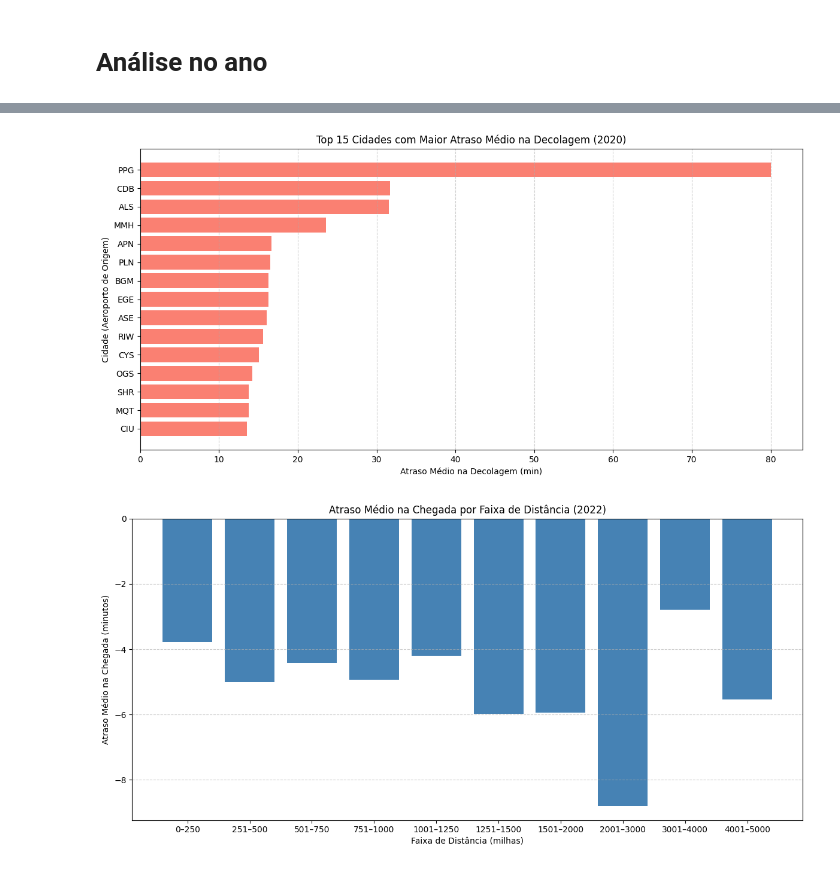
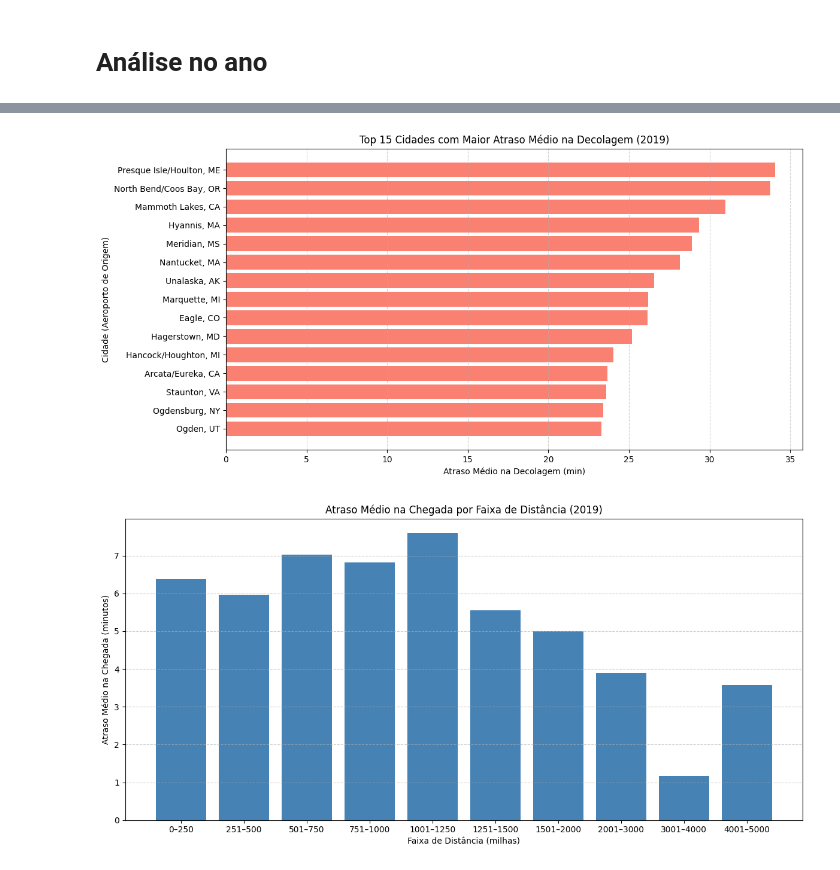
Before and after one commit to icarob-eng/data-science-airlines, a Jupyter notebook: main.ipynb, the cells around one changed output, grey strips where cells are left out. Cells and saved outputs as stored; diff of their text form; code cells hidden in the pictures.

```diff
--- a/main.ipynb
+++ b/main.ipynb
@@ -7,39 +7,20 @@ import matplotlib.pyplot as plt
 import pandas as pd
 import os
 
-
 # Caminho para a pasta onde estão os arquivos
 data_dir = 'archive'
-
-# Lista de anos que queremos carregar
-anos = [2018, 2019, 2020, 2021, 2022]
 
 # Dicionário para armazenar os DataFrames
 dados_voos = {}
 
-for ano in anos:
-    csv_path = os.path.join(data_dir, f'Combined_Flights_{ano}.csv')
-    parquet_path = os.path.join(data_dir, f'Combined_Flights_{ano}.parquet')
-
-    if os.path.exists(csv_path):
-        print(f"Lendo CSV para o ano {ano}")
-        dados_voos[ano] = pd.read_csv(csv_path)
-    elif os.path.exists(parquet_path):
-        print(f"Lendo Parquet para o ano {ano}")
-        dados_voos[ano] = pd.read_parquet(parquet_path)
-    else:
-        print(f"Dados para o ano {ano} não encontrados.")
-
-# Carregando também o arquivo de companhias aéreas
-airlines_path = os.path.join(data_dir, 'Airlines.csv')
-if os.path.exists(airlines_path):
-    airlines_df = pd.read_csv(airlines_path)
-    print("Arquivo Airlines.csv carregado com sucesso.")
+csv_path = os.path.join(data_dir, 'reduced2019.csv');
+if os.path.exists(csv_path):
+  print("Lendo CSV para o ano 2019 reduzido")
+  dados_voos[2019] = pd.read_csv(csv_path)
 else:
-    airlines_df = None
-    print("Arquivo Airlines.csv não encontrado.")
+  print("Arquivo não encontrado!")
 
 # Exemplo de visualização
-dados_voos[2020].head()
+dados_voos[2019].head()
 # print(airlines_df.head())
 # %% [output]
@@ -60,7 +36,7 @@ Arquivo Airlines.csv não encontrado.
 ### Relação entre os atrasos médios e o horário do atraso de voos no ano de 2019 ###
 
 # Filtra o dataframe de 2019
-df_ano = dados_voos[2020]
+df_ano = dados_voos[2019]
 
 # Agrupa os dados e calcula a média de atraso na chegada por faixa horária
 media_atraso_por_hora = (
@@ -76,13 +52,13 @@ y = media_atraso_por_hora['ArrDelay']
 plt.figure(figsize=(12, 6))
 plt.bar(x, y, color='skyblue')
 
-plt.title('Média de Atraso na Chegada por Faixa Horária (2020)', fontsize=14)
+plt.title('Média de Atraso na Chegada por Faixa Horária (2019)', fontsize=14)
 plt.xlabel('Faixa de Horário da Chegada')
 plt.ylabel('Atraso Médio (minutos)')
 plt.xticks(rotation=45)
 
 plt.grid(axis='y', linestyle='--', alpha=0.7)
 plt.tight_layout()
-plt.gcf().savefig('media_atraso_horario_2020.png', dpi=300, bbox_inches='tight')
+plt.gcf().savefig('media_atraso_horario_2019.png', dpi=300, bbox_inches='tight')
 plt.show()
 # %% [output]
@@ -240,51 +212,51 @@ plt.show()
 # Análise dos atrasos médios (saída) de acordo com as cidades
 
 # Agrupar por cidade (aeroporto de origem) e calcular o atraso médio
-atraso_por_cidade = df_ano.groupby('Origin')['DepDelay'].mean().sort_values(ascending=False).head(15)
+atraso_por_cidade = df_ano.groupby('OriginCityName')['DepDelay'].mean().sort_values(ascending=False).head(15)
 
 # Gráfico de barras horizontais
 plt.figure(figsize=(12, 6))
 plt.barh(atraso_por_cidade.index, atraso_por_cidade.values, color='salmon')
 plt.xlabel('Atraso Médio na Decolagem (min)')
 plt.ylabel('Cidade (Aeroporto de Origem)')
-plt.title('Top 15 Cidades com Maior Atraso Médio na Decolagem (2020)')
+plt.title('Top 15 Cidades com Maior Atraso Médio na Decolagem (2019)')
 plt.gca().invert_yaxis()  # Coloca a maior barra no topo
 plt.grid(axis='x', linestyle='--', alpha=0.6)
 plt.tight_layout()
-plt.gcf().savefig('Atraso_decolagem_2020.png', dpi=300, bbox_inches='tight')
+plt.gcf().savefig('Atraso_decolagem_2019.png', dpi=300, bbox_inches='tight')
 plt.show()
 # %% [output]
-[figure, old version]
+[figure, new version]
 # %%
 # Análise da relação entre o atraso na chegada (ArrDelay) e intervalos de distância do voo (Distance).
 
 # Filtrar voos válidos
 df_filtrado = df_ano[
     (df_ano['Cancelled'] == False) &
     df_ano['ArrDelay'].notna() &
     df_ano['Distance'].notna()
 ]
 
 # Criar faixas de distância
 bins = [0, 250, 500, 750, 1000, 1250, 1500, 2000, 3000, 4000, 5000]
 labels = ['0–250', '251–500', '501–750', '751–1000', '1001–1250', '1251–1500',
           '1501–2000', '2001–3000', '3001–4000', '4001–5000']
 
 df_filtrado = df_filtrado.copy()
 df_filtrado['FaixaDistancia'] = pd.cut(df_filtrado['Distance'], bins=bins, labels=labels)
 
 atraso_por_faixa = df_filtrado.groupby('FaixaDistancia', observed=False)['ArrDelay'].mean().reset_index()
 
 # Gráfico
 plt.figure(figsize=(12, 6))
 plt.bar(atraso_por_faixa['FaixaDistancia'], atraso_por_faixa['ArrDelay'], color='steelblue')
 
 plt.xlabel('Faixa de Distância (milhas)')
 plt.ylabel('Atraso Médio na Chegada (minutos)')
-plt.title('Atraso Médio na Chegada por Faixa de Distância (2022)')
+plt.title('Atraso Médio na Chegada por Faixa de Distância (2019)')
 plt.grid(axis='y', linestyle='--', alpha=0.6)
 plt.tight_layout()
-plt.gcf().savefig('Atraso_medio_chegada_distancia_2020.png', dpi=300, bbox_inches='tight')
+plt.gcf().savefig('Atraso_medio_chegada_distancia_2019.png', dpi=300, bbox_inches='tight')
 plt.show()
 # %% [output]
-[figure, old version]
+[figure, new version]
```
Also changed, not shown: parts of 7 cells of this notebook.
